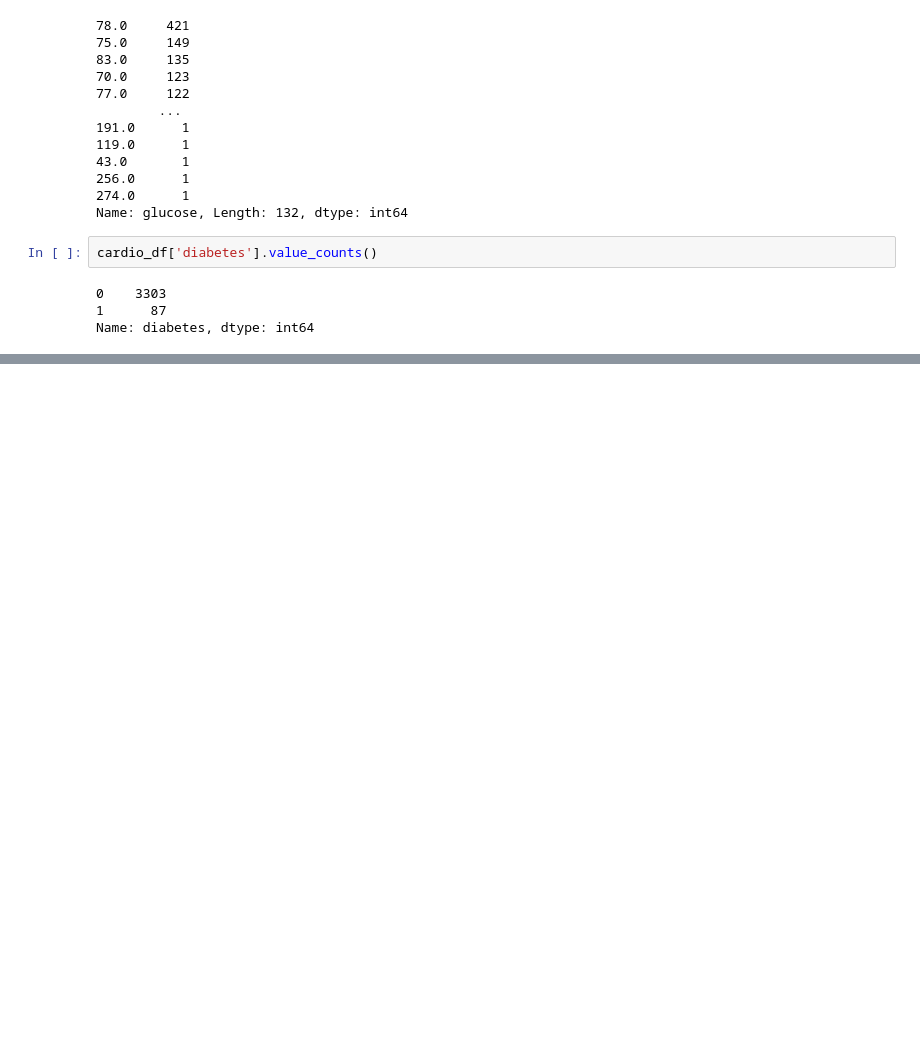
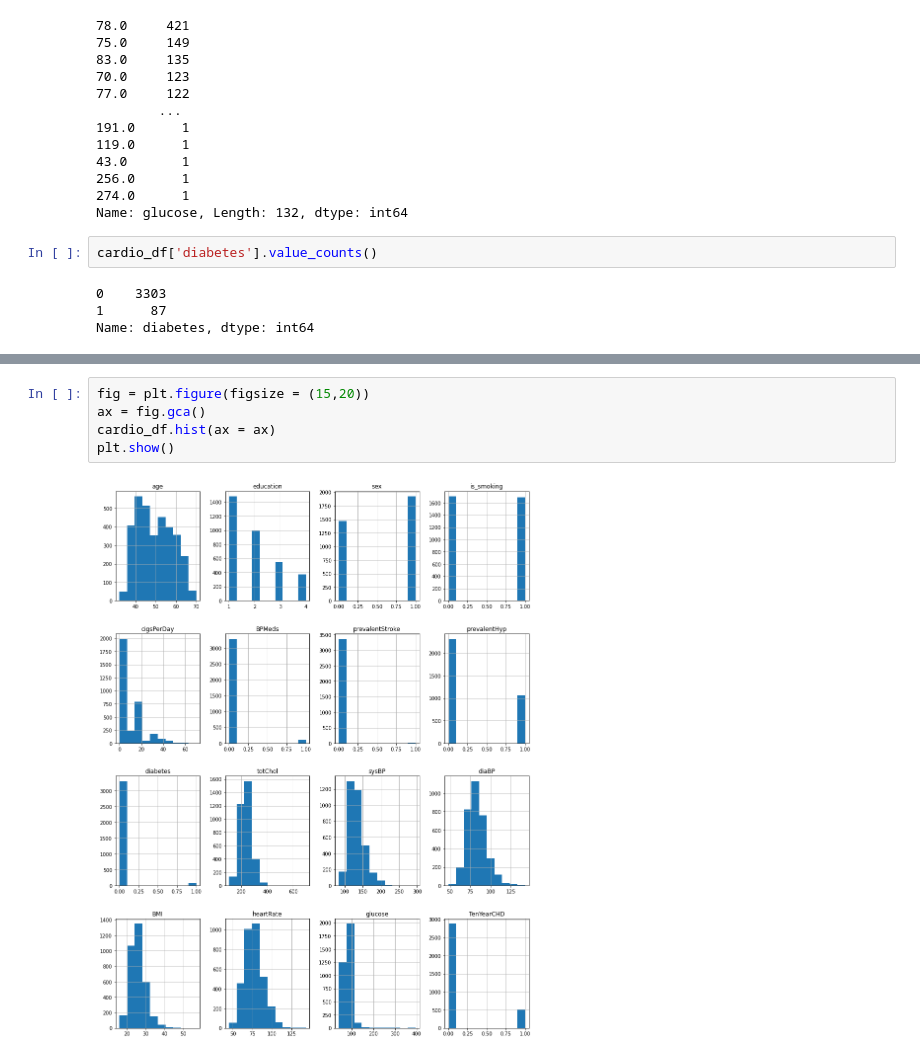
Before and after one commit to shub0411/Cardiovascular-Risk-Prediction, a Jupyter notebook: Cardiovascular_Risk_Prediction_Capstone_Project.ipynb, the cells around one changed output, grey strips where cells are left out. Cells and saved outputs as stored; diff of their text form; blank space fills up the shorter version.

```diff
--- a/Cardiovascular_Risk_Prediction_Capstone_Project.ipynb
+++ b/Cardiovascular_Risk_Prediction_Capstone_Project.ipynb
@@ -344,0 +373,7 @@ Name: diabetes, dtype: int64
+# %%
+fig = plt.figure(figsize = (15,20))
+ax = fig.gca()
+cardio_df.hist(ax = ax)
+plt.show()
+# %% [output]
+[figure, added]
```
Also changed, not shown: parts of 14 cells of this notebook.
